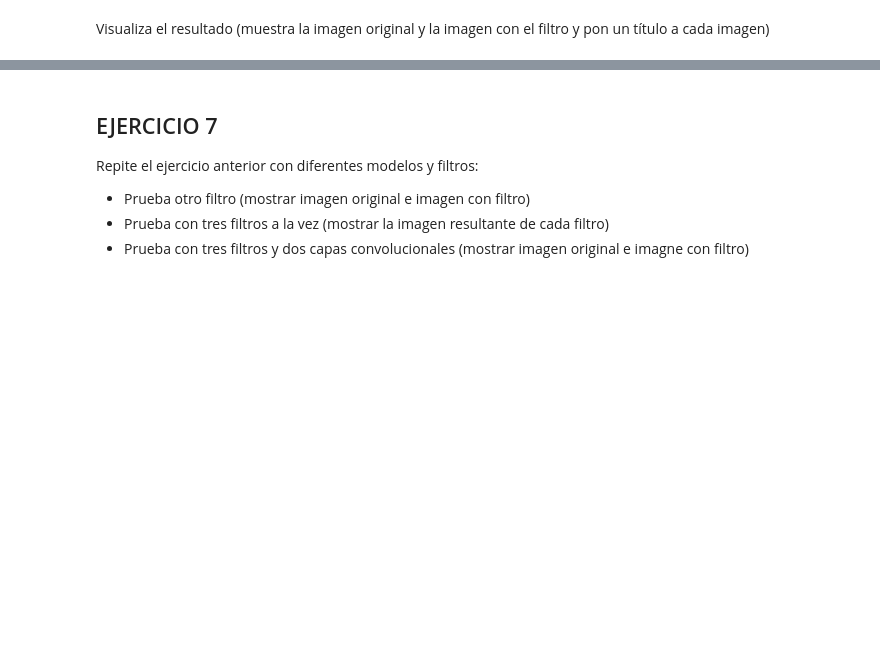
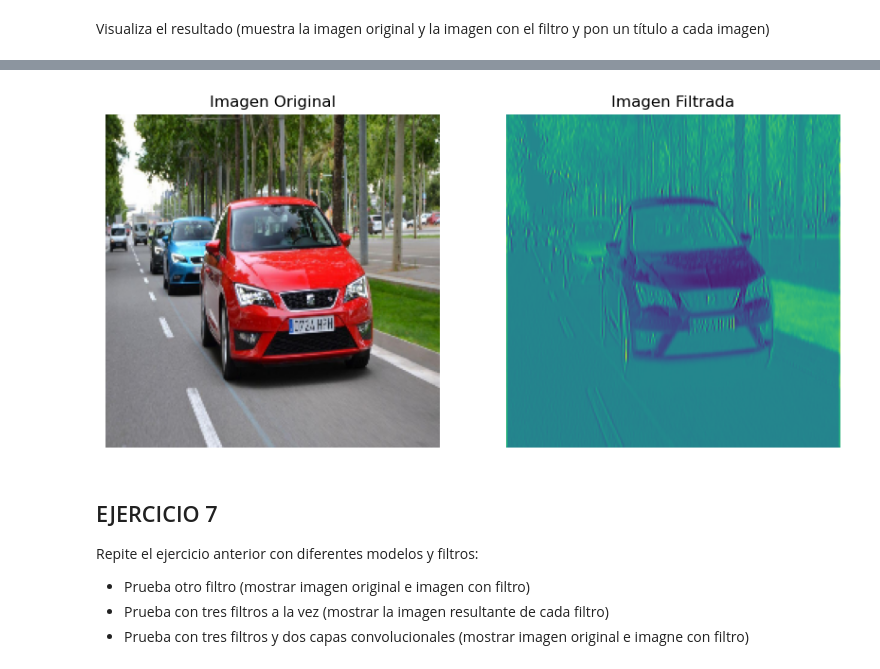
Before and after one commit to jonfdg9/IA, a Jupyter notebook: SAPA/Redes Neuronales/5_3Ejercicios.ipynb, the cells around one changed output, grey strips where cells are left out. Drawn from its saved outputs; the diff is of its cells as text; code cells hidden in the pictures; blank space fills up the shorter version.

```diff
--- a/SAPA/Redes Neuronales/5_3Ejercicios.ipynb
+++ b/SAPA/Redes Neuronales/5_3Ejercicios.ipynb
@@ -439,3 +515,55 @@ El filtro debe tener forma (altura, anchura, canales_entrada, canales_salida) (u
 Crea un modelo secuencial en Keras con una única capa convolucional que utilice tu filtro personalizado.
 # %% [markdown]
 Visualiza el resultado (muestra la imagen original y la imagen con el filtro y pon un título a cada imagen)
+# %%
+# Cargar la imagen desde archivo
+image_path = "matricula.jpg"  # Cambia esto por la ruta de tu imagen
+image = tf.keras.preprocessing.image.load_img(image_path)
+
+# Convertir la imagen a un tensor de NumPy
+image_array = tf.keras.preprocessing.image.img_to_array(image)
+
+# Redimensionar la imagen a un tamaño fijo (por ejemplo, 224x224)
+image_resized = tf.image.resize(tf.convert_to_tensor(image_array, dtype=tf.float32), (224, 224))
+
+# Añadir una dimensión de batch
+image_batch = np.expand_dims(image_resized, axis=0)
+
+# Definir un filtro personalizado (detector de bordes)
+filtro = np.array([
+    [[-1, -1, -1], [-1, 8, -1], [-1, -1, -1]],
+    [[-1, -1, -1], [-1, 8, -1], [-1, -1, -1]],
+    [[-1, -1, -1], [-1, 8, -1], [-1, -1, -1]]
+], dtype=np.float32)
+
+# Ajustar la forma del filtro
+filtro = filtro.reshape((3, 3, 3, 1))
+
+# Crear un modelo secuencial con una capa convolucional
+model = tf.keras.Sequential([
+    tf.keras.layers.Conv2D(filters=1, kernel_size=(3, 3), padding="same", use_bias=False, input_shape=(224, 224, 3))
+])
+
+# Asignar el filtro a la capa convolucional
+model.layers[0].set_weights([filtro])
+
+# Aplicar la convolución
+filtered_image = model.predict(image_batch)
+
+# Convertir a NumPy para visualización
+filtered_image_np = filtered_image.squeeze()
+
+# Mostrar la imagen original y la filtrada
+plt.figure(figsize=(10, 5))
+plt.subplot(1, 2, 1)
+plt.imshow(image_resized.numpy().astype("uint8"))
+plt.title("Imagen Original")
+plt.axis("off")
+
+plt.subplot(1, 2, 2)
+plt.imshow(filtered_image_np)
+plt.title("Imagen Filtrada")
+plt.axis("off")
+
+plt.show()
+# %% [output]
@@ -442,3 +573,4 @@ Visualiza el resultado (muestra la imagen original y la imagen con el filtro y p
+[figure, added]
 # %% [markdown]
 ## EJERCICIO 7
 Repite el ejercicio anterior con diferentes modelos y filtros:
```
Also changed, not shown: parts of 10 cells of this notebook.
